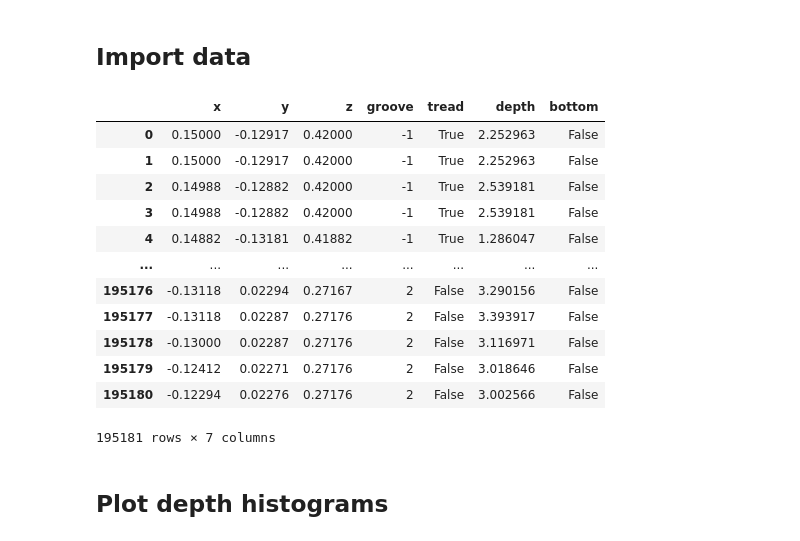
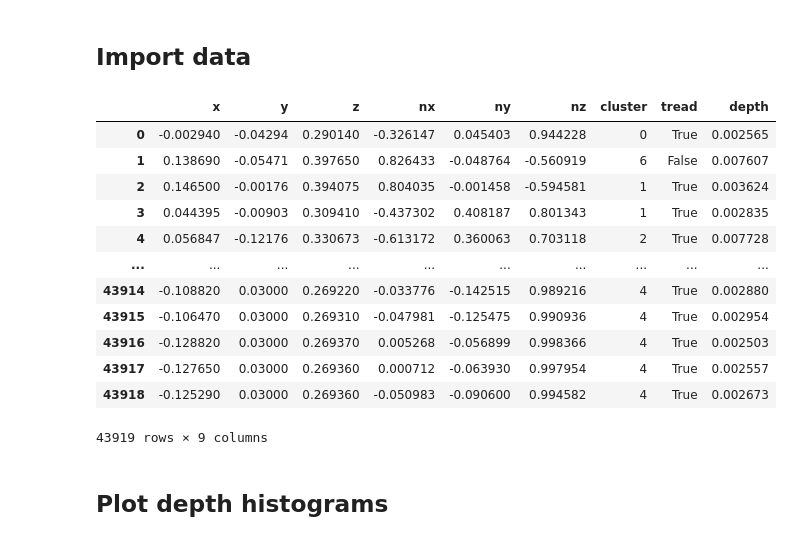
Before and after one commit to Fehzan0704/3D-versiom, a Jupyter notebook: 4-groove-depth.ipynb, the cells around one changed output. Cells and saved outputs as stored; diff of their text form; code cells hidden in the pictures.

```diff
--- a/4-groove-depth.ipynb
+++ b/4-groove-depth.ipynb
@@ -12,21 +16,21 @@ import numpy as np
 # %% [markdown]
 ## Import data
 # %%
-df = pd.read_csv("my_data/groove-bottom.csv")
+df = pd.read_csv("my_data/depth_pcd.csv")
 df
 # %% [output]
-|  | x | y | z | groove | tread | depth | bottom |
-| 0 | 0.15000 | -0.12917 | 0.42000 | -1 | True | 2.252963 | False |
-| 1 | 0.15000 | -0.12917 | 0.42000 | -1 | True | 2.252963 | False |
-| 2 | 0.14988 | -0.12882 | 0.42000 | -1 | True | 2.539181 | False |
-| 3 | 0.14988 | -0.12882 | 0.42000 | -1 | True | 2.539181 | False |
-| 4 | 0.14882 | -0.13181 | 0.41882 | -1 | True | 1.286047 | False |
-| ... | ... | ... | ... | ... | ... | ... | ... |
-| 195176 | -0.13118 | 0.02294 | 0.27167 | 2 | False | 3.290156 | False |
-| 195177 | -0.13118 | 0.02287 | 0.27176 | 2 | False | 3.393917 | False |
-| 195178 | -0.13000 | 0.02287 | 0.27176 | 2 | False | 3.116971 | False |
-| 195179 | -0.12412 | 0.02271 | 0.27176 | 2 | False | 3.018646 | False |
-| 195180 | -0.12294 | 0.02276 | 0.27176 | 2 | False | 3.002566 | False |
+|  | x | y | z | nx | ny | nz | cluster | tread | depth |
+| 0 | -0.002940 | -0.04294 | 0.290140 | -0.326147 | 0.045403 | 0.944228 | 0 | True | 0.002565 |
+| 1 | 0.138690 | -0.05471 | 0.397650 | 0.826433 | -0.048764 | -0.560919 | 6 | False | 0.007607 |
+| 2 | 0.146500 | -0.00176 | 0.394075 | 0.804035 | -0.001458 | -0.594581 | 1 | True | 0.003624 |
+| 3 | 0.044395 | -0.00903 | 0.309410 | -0.437302 | 0.408187 | 0.801343 | 1 | True | 0.002835 |
+| 4 | 0.056847 | -0.12176 | 0.330673 | -0.613172 | 0.360063 | 0.703118 | 2 | True | 0.007728 |
+| ... | ... | ... | ... | ... | ... | ... | ... | ... | ... |
+| 43914 | -0.108820 | 0.03000 | 0.269220 | -0.033776 | -0.142515 | 0.989216 | 4 | True | 0.002880 |
+| 43915 | -0.106470 | 0.03000 | 0.269310 | -0.047981 | -0.125475 | 0.990936 | 4 | True | 0.002954 |
+| 43916 | -0.128820 | 0.03000 | 0.269370 | 0.005268 | -0.056899 | 0.998366 | 4 | True | 0.002503 |
+| 43917 | -0.127650 | 0.03000 | 0.269360 | 0.000712 | -0.063930 | 0.997954 | 4 | True | 0.002557 |
+| 43918 | -0.125290 | 0.03000 | 0.269360 | -0.050983 | -0.090600 | 0.994582 | 4 | True | 0.002673 |
-195181 rows × 7 columns
+43919 rows × 9 columns
 # %% [markdown]
 ## Plot depth histograms
```
Also changed, not shown: parts of 11 cells of this notebook, 1 other file.
